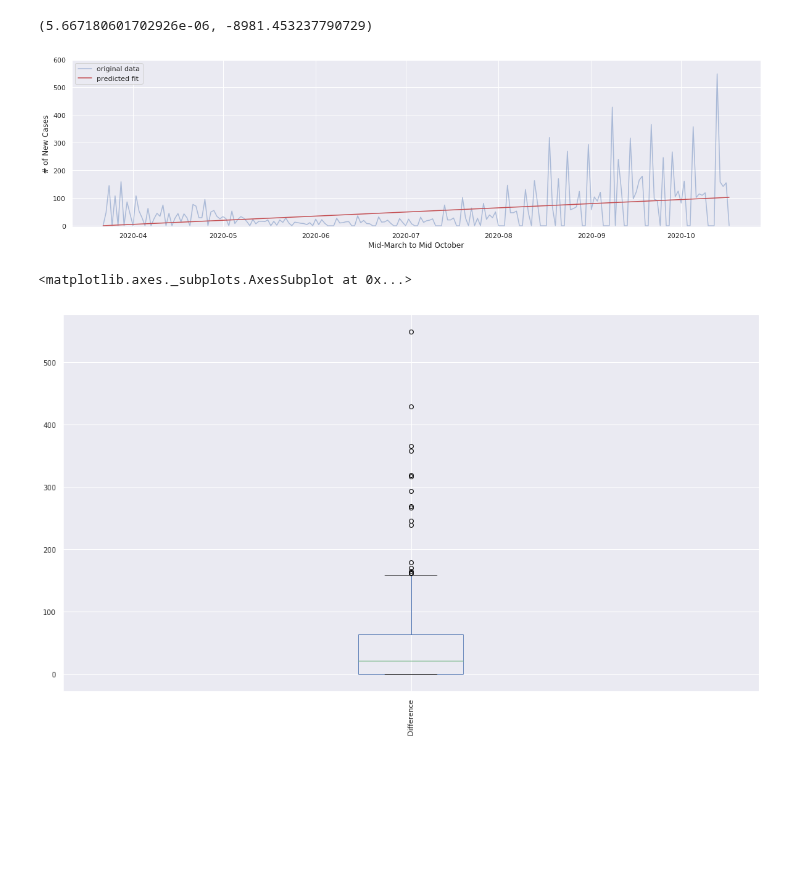
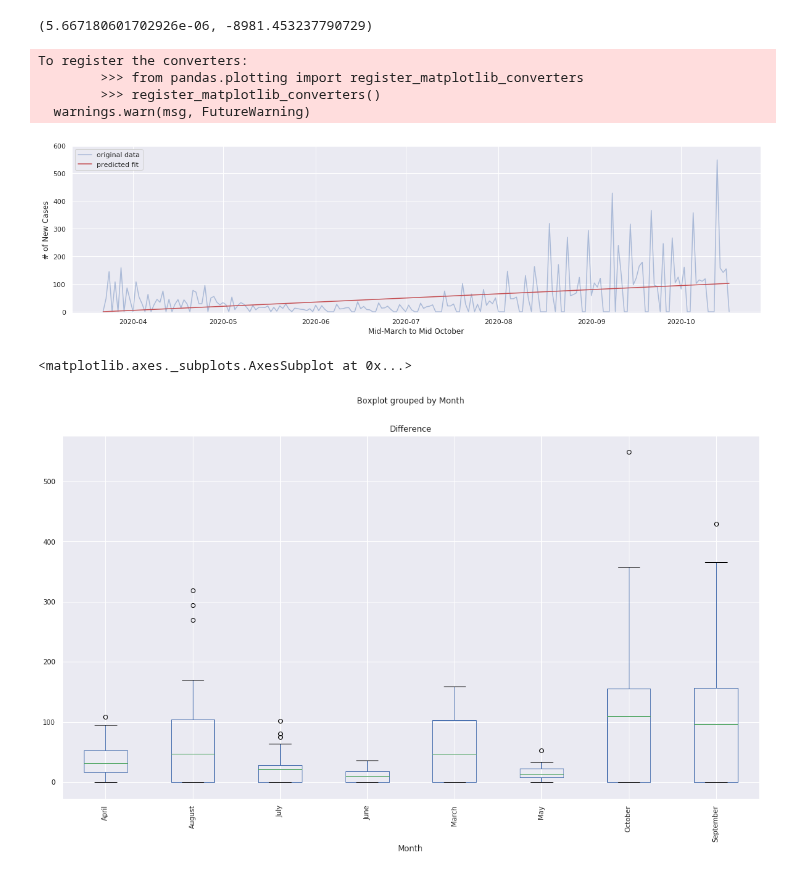
Before and after one commit to clement-ip/covid-airport-travel, a Jupyter notebook: analyze_covid_hubs.ipynb, the cells around one changed output. Cells and saved outputs as stored; diff of their text form; code cells hidden in the pictures; blank space fills up the shorter version.

Commit message:
Added graphs for Canada hubs

```diff
--- a/analyze_covid_hubs.ipynb
+++ b/analyze_covid_hubs.ipynb
@@ -37,6 +26,7 @@ plt.show()
 # %% [markdown]
 # YVR
 # %%
+yvrCases = yvrCases.drop(columns = ["Unnamed: 0", "Unnamed: 0.1", "Unnamed: 0.1.1", "Unnamed: 0.1.1.1"])
 yvrCases.loc[0,"Difference"] = 0
 yvrCases["timestamp"] = yvrCases["Date"].apply(makeTimestamp)
 fit = stats.linregress(yvrCases["timestamp"], yvrCases["Difference"])
@@ -45,6 +35,7 @@ fit.slope, fit.intercept
 # %% [output]
 (5.667180601702926e-06, -8981.453237790729)
 # %%
+# Plot daily new cases
 plt.figure(figsize = (20,5))
 plt.ylim(-5,600)
 plt.xlabel("Mid-March to Mid October")
@@ -54,9 +45,14 @@ plt.plot(yvrCases["Date"], yvrCases["Prediction"], 'r-', label = 'predicted fit'
 plt.legend()
 plt.show()
 # %% [output]
+To register the converters:
+        >>> from pandas.plotting import register_matplotlib_converters
+        >>> register_matplotlib_converters()
+  warnings.warn(msg, FutureWarning)
 [figure]
 # %%
-yvrCases.boxplot(column = ['Difference'], rot = 90, fontsize = 10, figsize = (18,10))
+yvrCases["Month"] = yvrCases['Date'].dt.month_name()
+yvrCases.boxplot(column = ['Difference'], by = 'Month', rot = 90, fontsize = 10, figsize = (18,10))
 # %% [output]
 <matplotlib.axes._subplots.AxesSubplot at 0x...>
-[figure, old version]
+[figure, new version]
```
Also changed, not shown: parts of 17 cells of this notebook.
